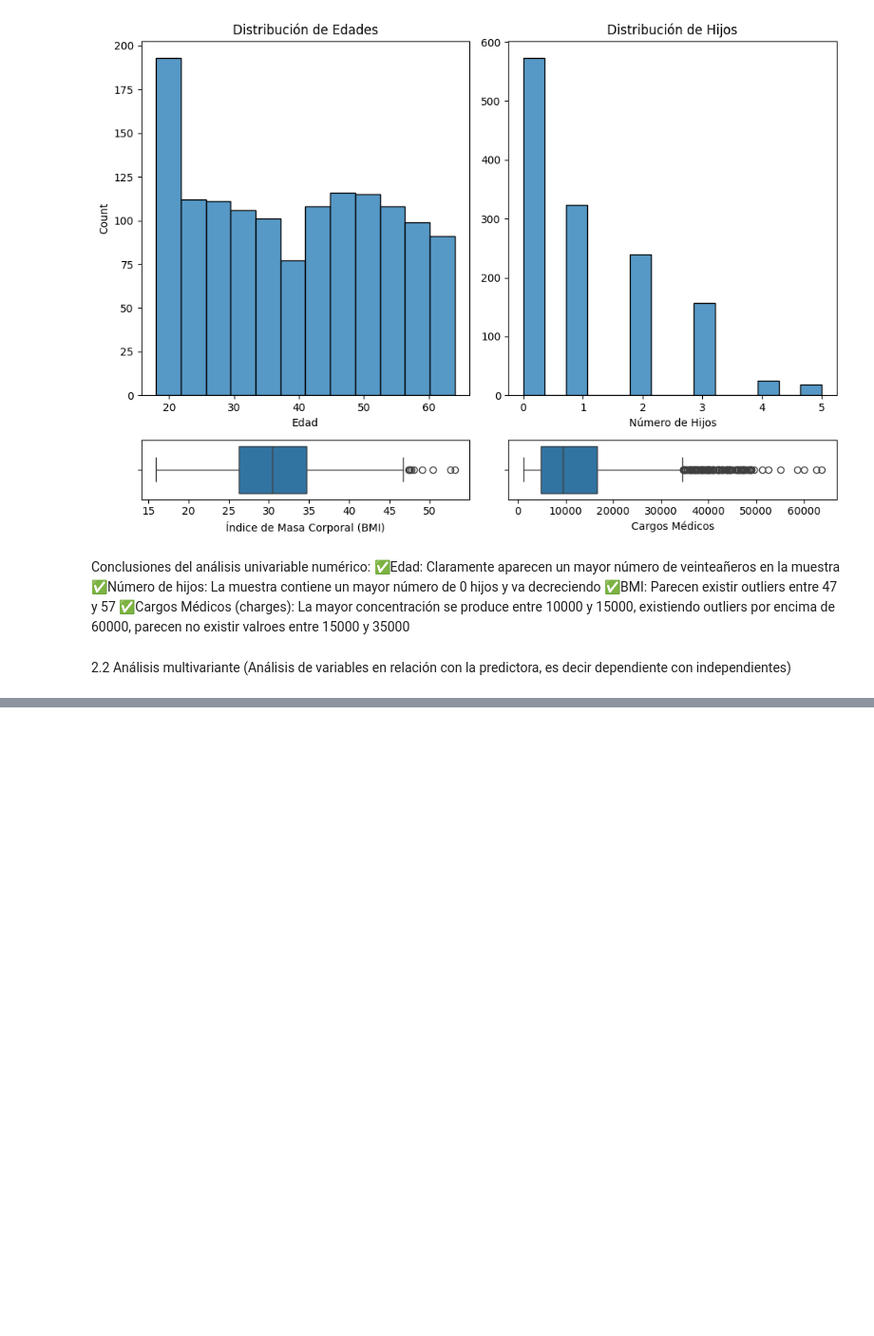
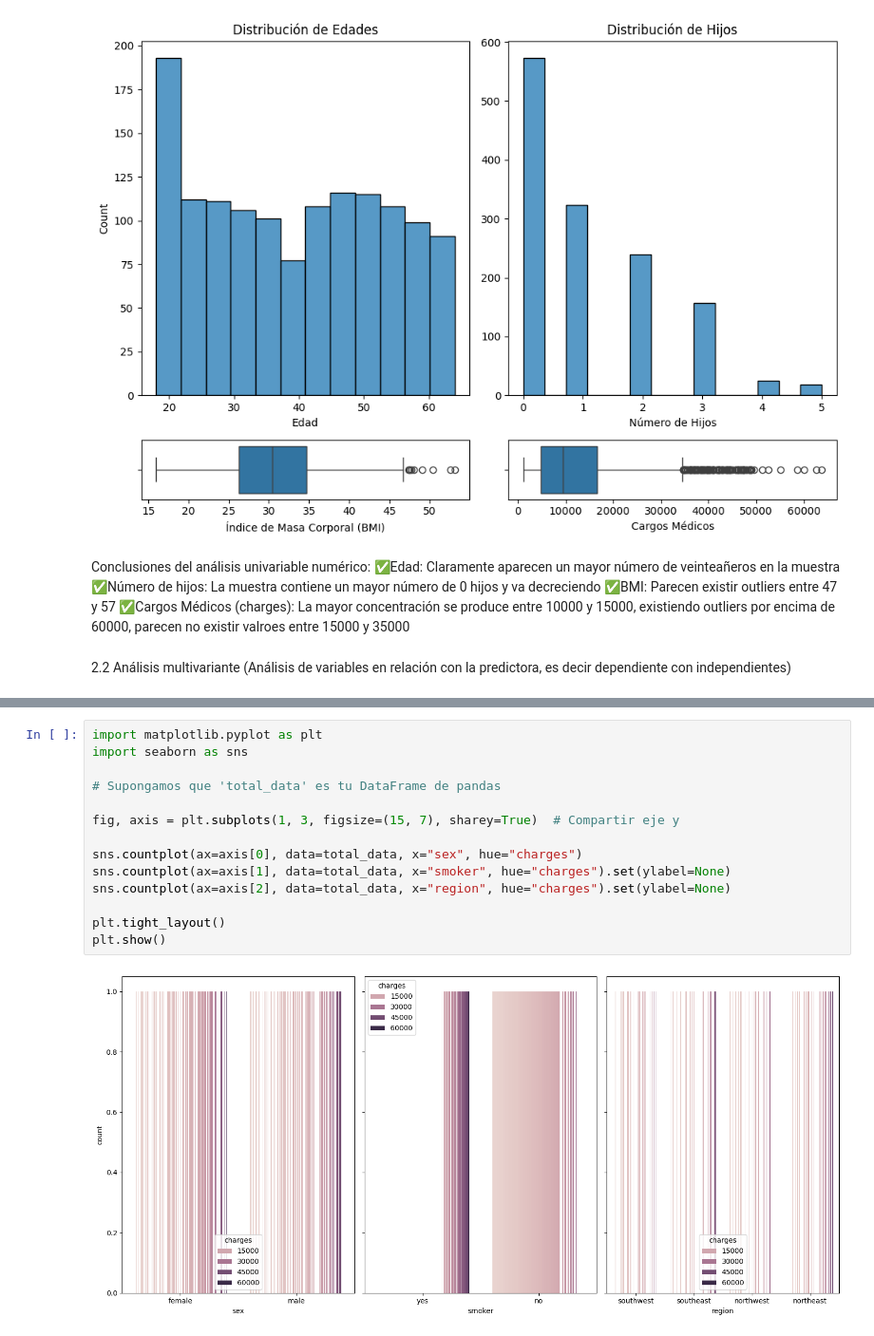
Before and after one commit to Munchkinland/Linear-Regression-Insurance-Project, a Jupyter notebook: src/resolution.ipynb, the cells around one changed output, grey strips where cells are left out. Shown at 95% size. Saved outputs shown, nothing was run; the diff lists cells and outputs as text; blank space fills up the shorter version.

```diff
--- a/src/resolution.ipynb
+++ b/src/resolution.ipynb
@@ -238,0 +342,16 @@ Conclusiones del análisis univariable numérico:
+# %%
+import matplotlib.pyplot as plt
+import seaborn as sns
+
+# Supongamos que 'total_data' es tu DataFrame de pandas
+
+fig, axis = plt.subplots(1, 3, figsize=(15, 7), sharey=True)  # Compartir eje y
+
+sns.countplot(ax=axis[0], data=total_data, x="sex", hue="charges")
+sns.countplot(ax=axis[1], data=total_data, x="smoker", hue="charges").set(ylabel=None)
+sns.countplot(ax=axis[2], data=total_data, x="region", hue="charges").set(ylabel=None)
+
+plt.tight_layout()
+plt.show()
+# %% [output]
+[figure, added]
```
Also changed, not shown: parts of 41 cells of this notebook, 10 other files.
